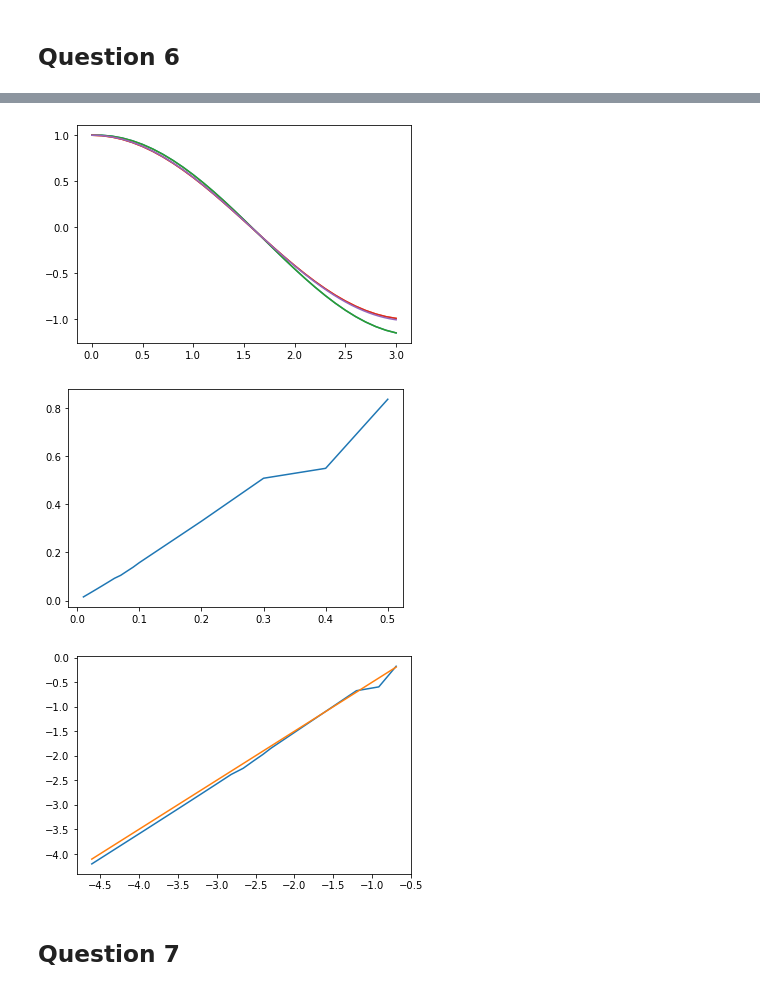
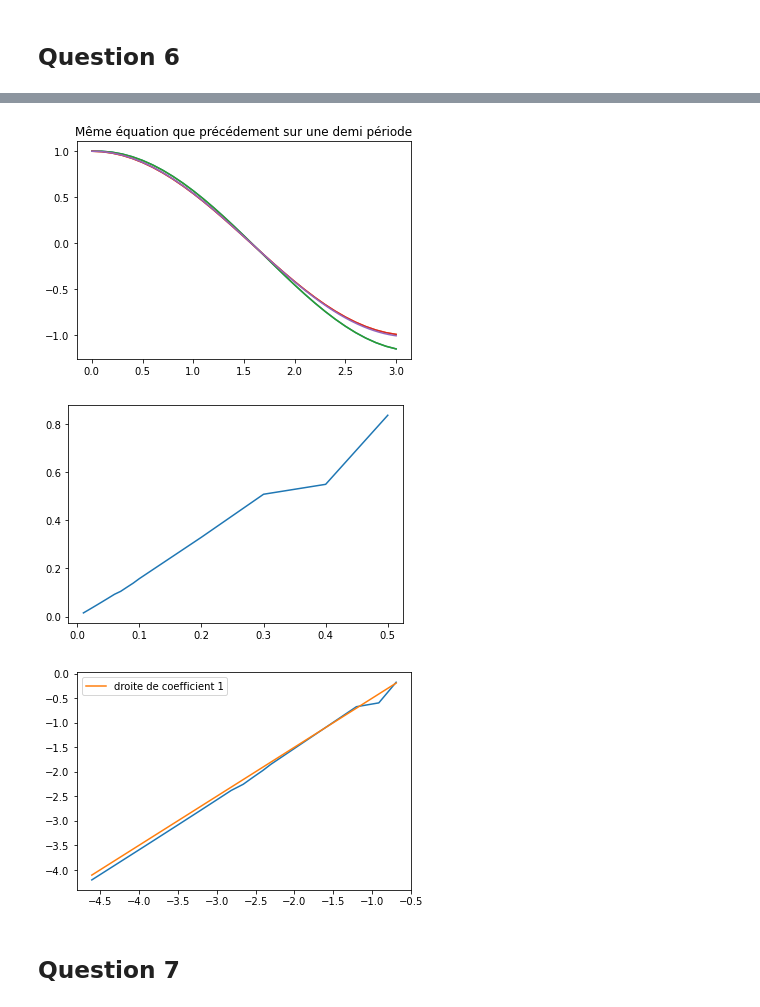
Before and after one commit to PaulineVehrle/Projet-numerique, a Jupyter notebook: Projet numérique 2.ipynb, the cells around one changed output, grey strips where cells are left out. Cells and saved outputs as stored; diff of their text form; code cells hidden in the pictures.

```diff
--- a/Projet numérique 2.ipynb
+++ b/Projet numérique 2.ipynb
@@ -255,32 +279,34 @@ plt.show()
 # %%
 t, x =solve_euler_explicit(f_OH, np.array([1,0]), 0.1, 0, 3)
 plt.plot(t, x[0])
+plt.title("Même équation que précédement sur une demi période")
 plt.plot(t, np.cos(t))
 t, x =solve_euler_explicit(f_OH, np.array([1,0]), 0.1, 0, 3)
 plt.plot(t, x[0])
 plt.plot(t, np.cos(t))
 t, x=solve_euler_explicit(f_OH, np.array([1,0]), 0.01, 0, 3)
 plt.plot(t, x[0])
 plt.show()
 
 dt_s = [0.5, 0.4, 0.3, 0.2, 0.1, 0.09, 0.08, 0.07, 0.06, 0.05, 0.04, 0.03, 0.02, 0.01]
 #plt.plot(dt_s, [err(solve_euler_explicit(f_OH, np.array([1,0]), dt, 0, 3)[1][0],np.cos(solve_euler_explicit(f_OH, np.array([1,0]), dt, 0, 3)[0])) for dt in dt_s])
 
 l=[]
 for dt in dt_s:
     t, x=solve_euler_explicit(f_OH, np.array([1,0]), dt, 0, 3)
     l.append(err(x[0], np.cos(t)))
 plt.plot(dt_s, l)
 
 plt.show()
 
 plt.plot(np.log(np.array(dt_s)), np.log(np.array(l)))
-plt.plot(np.log(np.array(dt_s)), np.log(np.array(dt_s))+0.5)
+plt.plot(np.log(np.array(dt_s)), np.log(np.array(dt_s))+0.5, label="droite de coefficient 1")
 plt.axis = "equal"
+plt.legend()
 plt.show()
 # %% [output]
-[figure, old version]
+[figure, new version]
 [figure]
-[figure, old version]
+[figure, new version]
 # %% [markdown]
 ## Question 7
```
Also changed, not shown: parts of 27 cells of this notebook.
